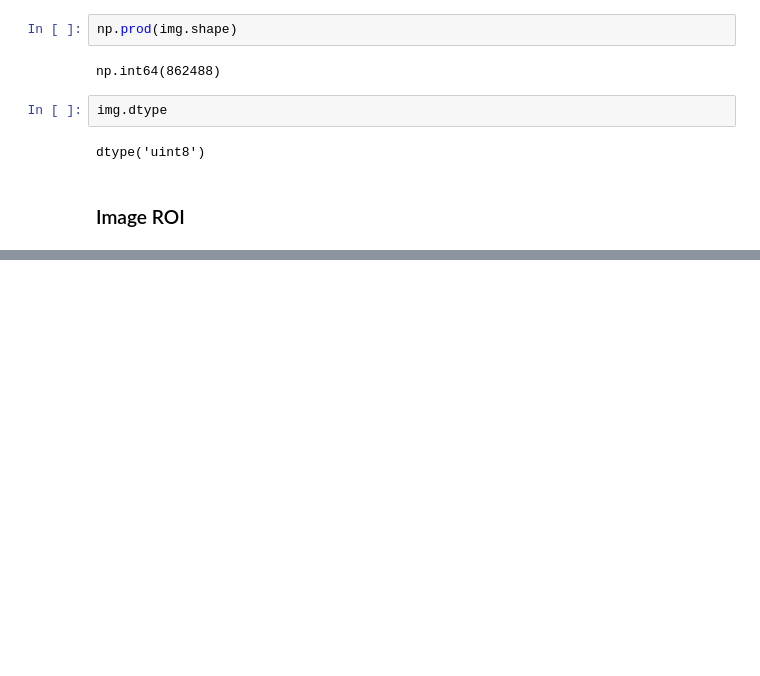
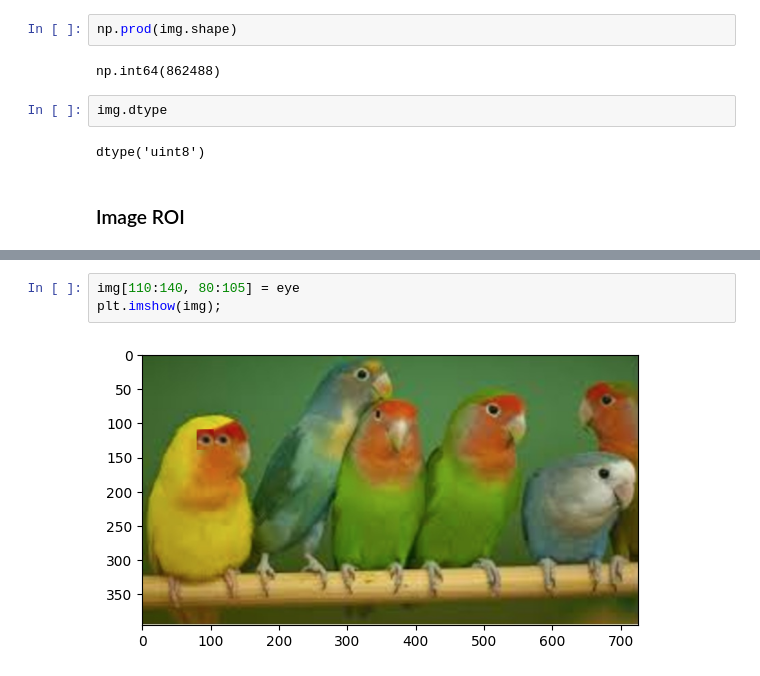
Before and after one commit to damiansp/cpu_vis, a Jupyter notebook: tutorials/open_cv/02_core_operations/01_basic_img_ops.ipynb, the cells around one changed output, grey strips where cells are left out. Cells and saved outputs as stored; diff of their text form; blank space fills up the shorter version.

```diff
--- a/tutorials/open_cv/02_core_operations/01_basic_img_ops.ipynb
+++ b/tutorials/open_cv/02_core_operations/01_basic_img_ops.ipynb
@@ -60,0 +77,5 @@ dtype('uint8')
+# %%
+img[110:140, 80:105] = eye
+plt.imshow(img);
+# %% [output]
+[figure, added]
```
Also changed, not shown: parts of 12 cells of this notebook.
